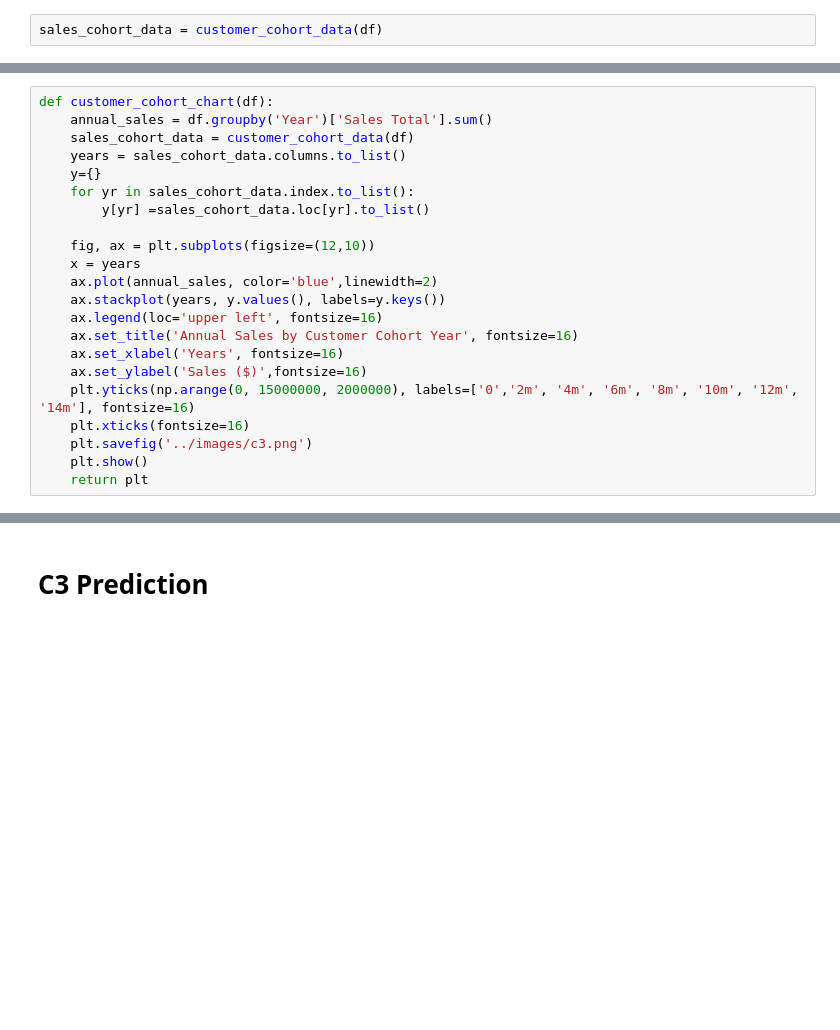
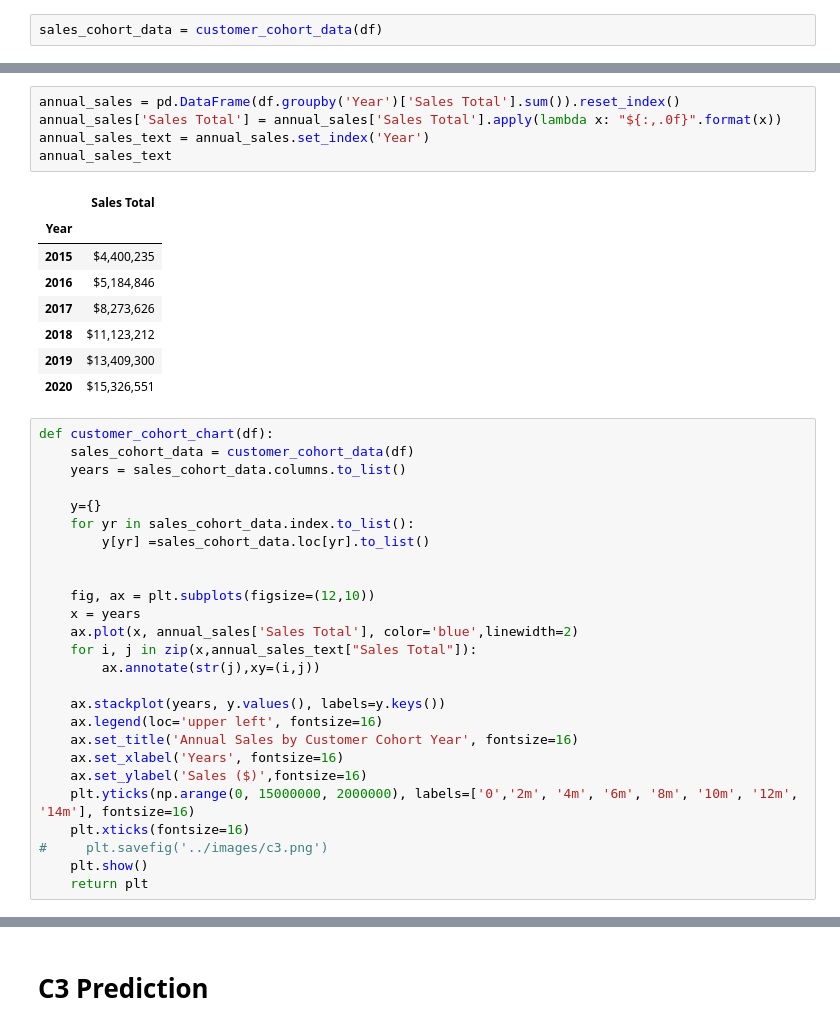
Before and after one commit to WSullivan98/Customer-Cohort-Sales-Forecast, a Jupyter notebook: notebooks/Visuals.ipynb, the cells around one changed output, grey strips where cells are left out. Cells and saved outputs as stored; diff of their text form; blank space fills up the shorter version.

```diff
--- a/notebooks/Visuals.ipynb
+++ b/notebooks/Visuals.ipynb
@@ -438,15 +451,33 @@ sales_cohort_data = customer_cohort_data(df)
+# %%
+annual_sales = pd.DataFrame(df.groupby('Year')['Sales Total'].sum()).reset_index()
+annual_sales['Sales Total'] = annual_sales['Sales Total'].apply(lambda x: "${:,.0f}".format(x))
+annual_sales_text = annual_sales.set_index('Year')
+annual_sales_text
+# %% [output]
+|  | Sales Total |
+| Year |  |
+| 2015 | $4,400,235 |
+| 2016 | $5,184,846 |
+| 2017 | $8,273,626 |
+| 2018 | $11,123,212 |
+| 2019 | $13,409,300 |
+| 2020 | $15,326,551 |
 # %%
 def customer_cohort_chart(df):
-    annual_sales = df.groupby('Year')['Sales Total'].sum()
     sales_cohort_data = customer_cohort_data(df)
     years = sales_cohort_data.columns.to_list()
+
     y={}
     for yr in sales_cohort_data.index.to_list():
         y[yr] =sales_cohort_data.loc[yr].to_list()
 
+
     fig, ax = plt.subplots(figsize=(12,10))
     x = years
-    ax.plot(annual_sales, color='blue',linewidth=2)
+    ax.plot(x, annual_sales['Sales Total'], color='blue',linewidth=2)
+    for i, j in zip(x,annual_sales_text["Sales Total"]):
+        ax.annotate(str(j),xy=(i,j))
+
     ax.stackplot(years, y.values(), labels=y.keys())
     ax.legend(loc='upper left', fontsize=16)
     ax.set_title('Annual Sales by Customer Cohort Year', fontsize=16)
@@ -454,7 +485,7 @@ def customer_cohort_chart(df):
     ax.set_ylabel('Sales ($)',fontsize=16)
     plt.yticks(np.arange(0, 15000000, 2000000), labels=['0','2m', '4m', '6m', '8m', '10m', '12m', '14m'], fontsize=16)
     plt.xticks(fontsize=16)
-    plt.savefig('../images/c3.png')
+#     plt.savefig('../images/c3.png')
     plt.show()
     return plt
 # %%
```
Also changed, not shown: parts of 3 cells of this notebook, 7 other files.
